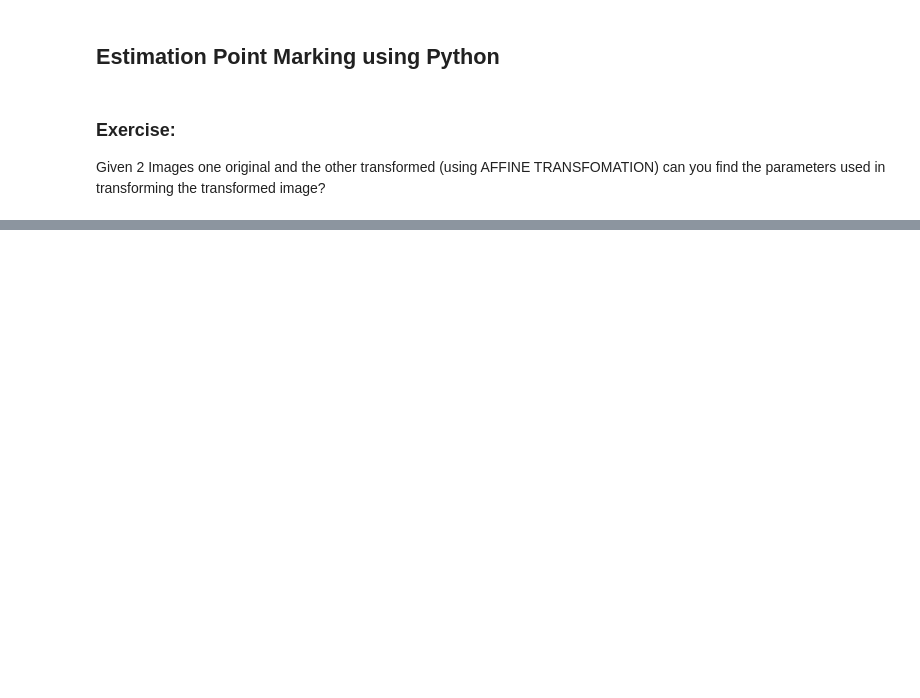
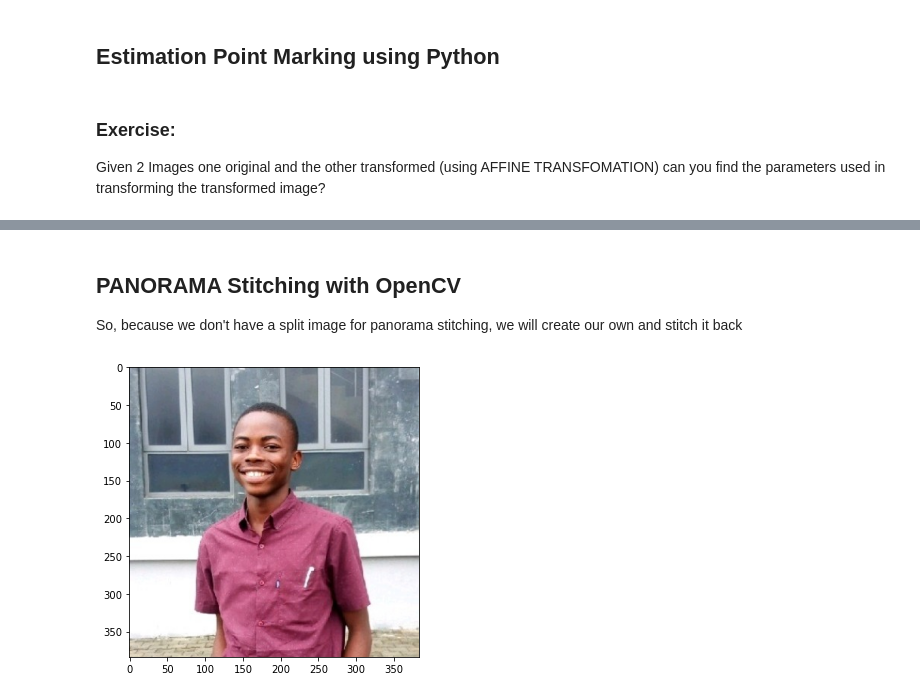
Before and after one commit to anice1/Intro-to-CV, a Jupyter notebook: Geometric-Transformation.ipynb, the cells around one changed output, grey strips where cells are left out. Cells and saved outputs as stored; diff of their text form; code cells hidden in the pictures; blank space fills up the shorter version.

```diff
--- a/Geometric-Transformation.ipynb
+++ b/Geometric-Transformation.ipynb
@@ -586,0 +662,16 @@ display_image(apply_all_transformationations(estimate,original_image))
+# %% [markdown]
+## PANORAMA Stitching with OpenCV
+So, because we don't have a split image for panorama stitching, we will create our own and stitch it back
+# %%
+# First create a folder where the images will be stored
+import os
+if not ('panoramas') in os.listdir():
+    os.mkdir('panoramas')
+
+# Import our image for creating splitting
+img = cv2.imread('images/me.jpg')
+# Convert img to rgb
+img = cv2.cvtColor(img, cv2.COLOR_BGR2RGB)
+display_image(img)
+# %% [output]
+[figure, added]
```
Also changed, not shown: parts of 32 cells of this notebook, 5 other files.
